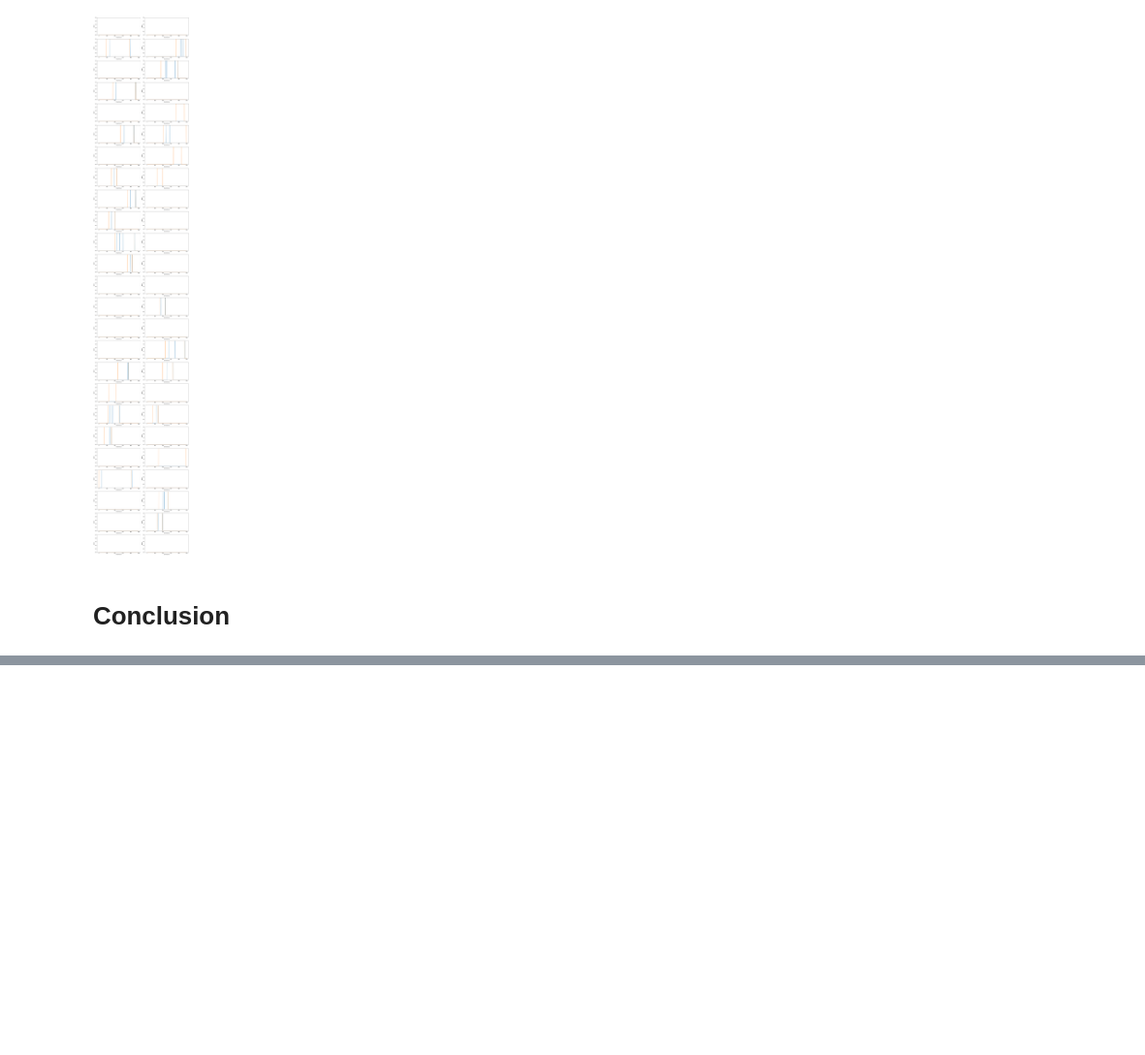
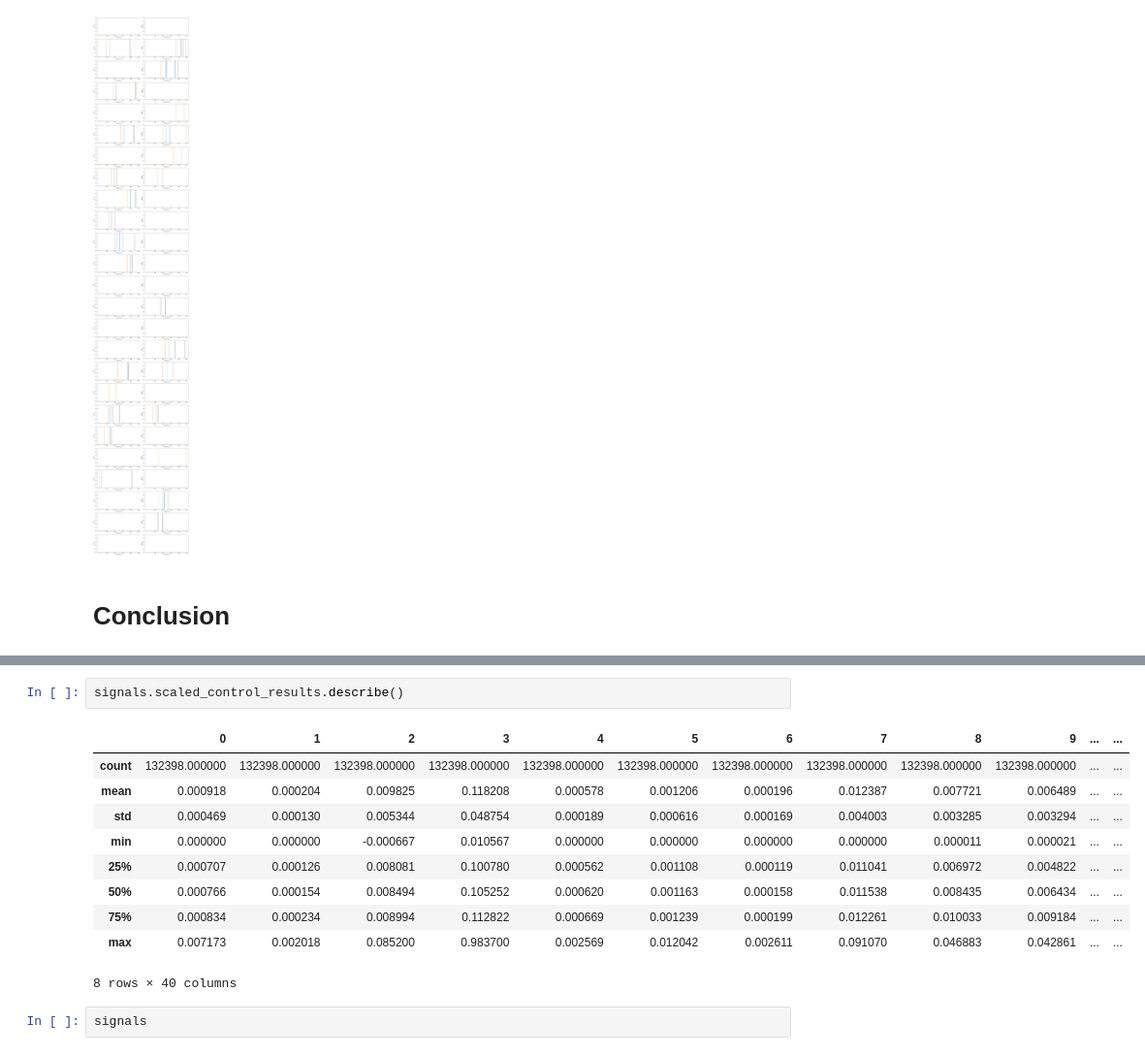
Before and after one commit to Iorgen/different_degree_inertia, a Jupyter notebook: Jup_model_stands/Anomaly_generation.ipynb, the cells around one changed output, grey strips where cells are left out. Shown at 97% size. Saved outputs shown, nothing was run; the diff lists cells and outputs as text; blank space fills up the shorter version.

```diff
--- a/Jup_model_stands/Anomaly_generation.ipynb
+++ b/Jup_model_stands/Anomaly_generation.ipynb
@@ -394,0 +432,15 @@ for index, sample in enumerate(Y_test[:50]):
+# %%
+signals.scaled_control_results.describe()
+# %% [output]
+|  | 0 | 1 | 2 | 3 | 4 | 5 | 6 | 7 | 8 | 9 | ... | ... |
+| count | 132398.000000 | 132398.000000 | 132398.000000 | 132398.000000 | 132398.000000 | 132398.000000 | 132398.000000 | 132398.000000 | 132398.000000 | 132398.000000 | ... | ... |
+| mean | 0.000918 | 0.000204 | 0.009825 | 0.118208 | 0.000578 | 0.001206 | 0.000196 | 0.012387 | 0.007721 | 0.006489 | ... | ... |
+| std | 0.000469 | 0.000130 | 0.005344 | 0.048754 | 0.000189 | 0.000616 | 0.000169 | 0.004003 | 0.003285 | 0.003294 | ... | ... |
+| min | 0.000000 | 0.000000 | -0.000667 | 0.010567 | 0.000000 | 0.000000 | 0.000000 | 0.000000 | 0.000011 | 0.000021 | ... | ... |
+| 25% | 0.000707 | 0.000126 | 0.008081 | 0.100780 | 0.000562 | 0.001108 | 0.000119 | 0.011041 | 0.006972 | 0.004822 | ... | ... |
+| 50% | 0.000766 | 0.000154 | 0.008494 | 0.105252 | 0.000620 | 0.001163 | 0.000158 | 0.011538 | 0.008435 | 0.006434 | ... | ... |
+| 75% | 0.000834 | 0.000234 | 0.008994 | 0.112822 | 0.000669 | 0.001239 | 0.000199 | 0.012261 | 0.010033 | 0.009184 | ... | ... |
+| max | 0.007173 | 0.002018 | 0.085200 | 0.983700 | 0.002569 | 0.012042 | 0.002611 | 0.091070 | 0.046883 | 0.042861 | ... | ... |
+8 rows × 40 columns
+# %%
+signals
```
Also changed, not shown: parts of 7 cells of this notebook, 13 other files.
